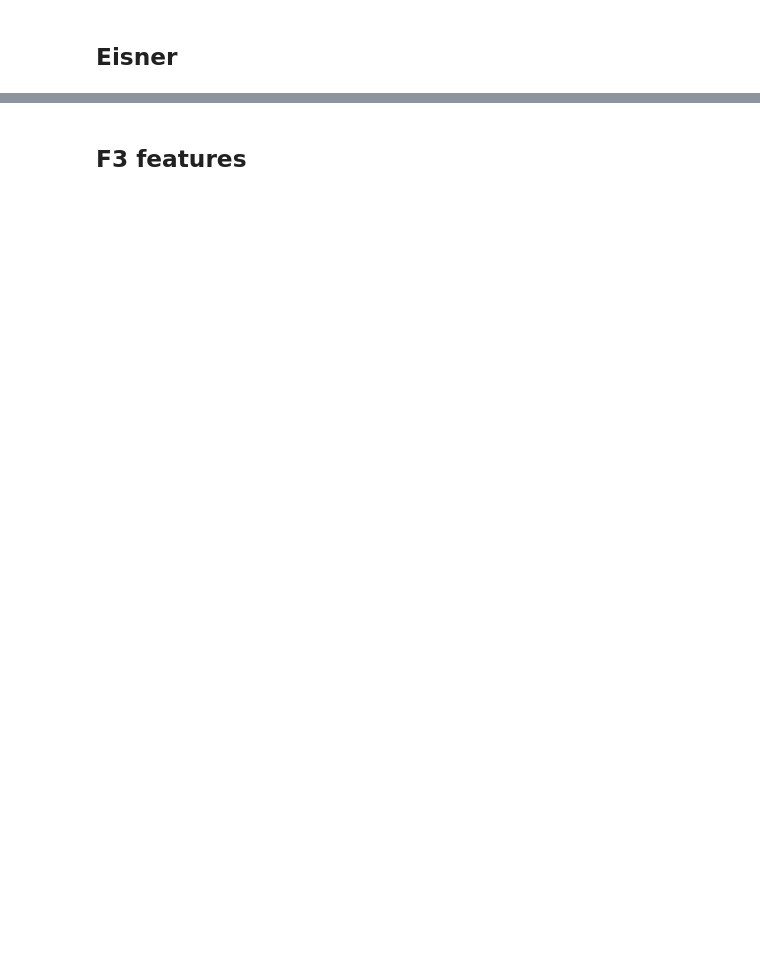
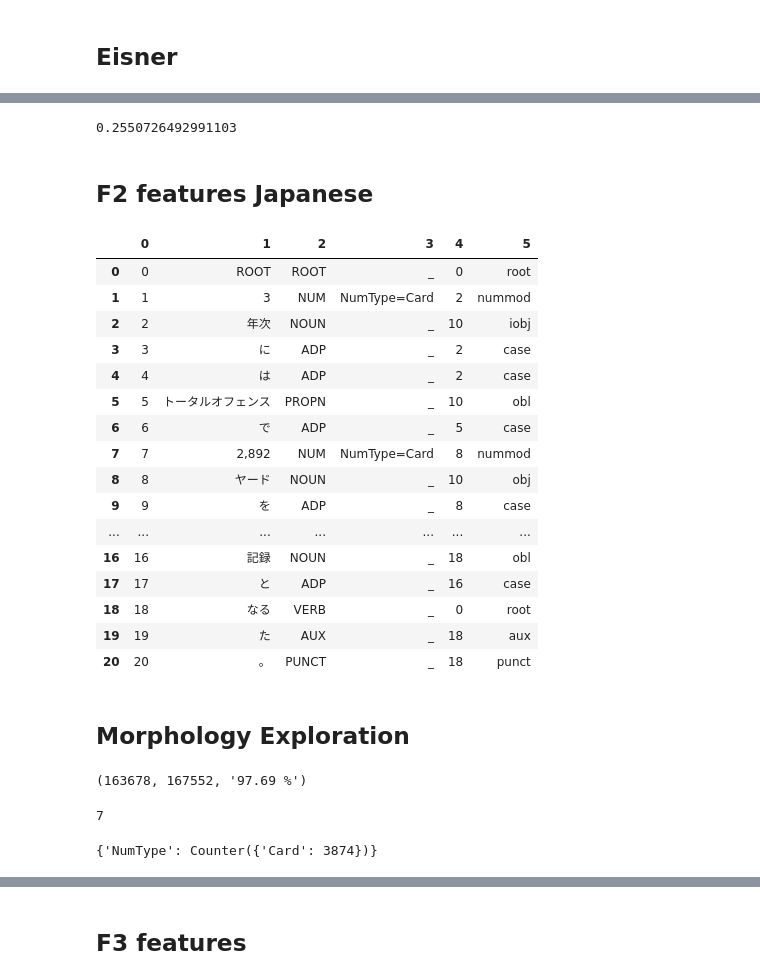
Before and after one commit to LouisGerard/Eisner, a Jupyter notebook: Eisner.ipynb, the cells around one changed output, grey strips where cells are left out. Cells and saved outputs as stored; diff of their text form; code cells hidden in the pictures; blank space fills up the shorter version.

```diff
--- a/Eisner.ipynb
+++ b/Eisner.ipynb
@@ -564,0 +683,2 @@ utils.score_las('fr_test_f2_n.conll', 'UD_French-GSD/fr_gsd-ud-test.conllu')
+# %%
+embeddings = f2.load_embedding_tsv('embeddings/en.tsv')
@@ -564,0 +770,56 @@ utils.score_las('fr_test_f2_n.conll', 'UD_French-GSD/fr_gsd-ud-test.conllu')
+# %%
+sentences_test = utils.predict_sentences(
+    'UD_English-LinES/en_lines-ud-test.conllu',
+     f2,
+     morphos_vec,
+     embeddings,
+     mean_embedding,
+     model=modelf2,
+     features_enabled=[0, 2, 3, 5, 6, 7],
+     root=[0, 'ROOT', 'ROOT', '_', 0, 'root']
+)
+utils.write_conllu(sentences_test, f2, 'UD_English-LinES/en_lines-ud-test.conllu', 'en_test_f2_n.conll')
+utils.score_las('en_test_f2_n.conll', 'UD_English-LinES/en_lines-ud-test.conllu')
+# %% [output]
+0.2550726492991103
+# %% [markdown]
+## F2 features Japanese
+# %%
+sentence = f2.sentences_ja_train[3]
+pd.DataFrame(sentence)
+# %% [output]
+|  | 0 | 1 | 2 | 3 | 4 | 5 |
+| 0 | 0 | ROOT | ROOT | _ | 0 | root |
+| 1 | 1 | 3 | NUM | NumType=Card | 2 | nummod |
+| 2 | 2 | 年次 | NOUN | _ | 10 | iobj |
+| 3 | 3 | に | ADP | _ | 2 | case |
+| 4 | 4 | は | ADP | _ | 2 | case |
+| 5 | 5 | トータルオフェンス | PROPN | _ | 10 | obl |
+| 6 | 6 | で | ADP | _ | 5 | case |
+| 7 | 7 | 2,892 | NUM | NumType=Card | 8 | nummod |
+| 8 | 8 | ヤード | NOUN | _ | 10 | obj |
+| 9 | 9 | を | ADP | _ | 8 | case |
+| ... | ... | ... | ... | ... | ... | ... |
+| 16 | 16 | 記録 | NOUN | _ | 18 | obl |
+| 17 | 17 | と | ADP | _ | 16 | case |
+| 18 | 18 | なる | VERB | _ | 0 | root |
+| 19 | 19 | た | AUX | _ | 18 | aux |
+| 20 | 20 | 。 | PUNCT | _ | 18 | punct |
+# %% [markdown]
+## Morphology Exploration
+# %%
+morphos, no_morpho_count, word_count = f2.count_morphos(f2.sentences_ja_train)
+no_morpho_count, word_count, '%.2f %%' % (no_morpho_count / word_count * 100)
+# %% [output]
+(163678, 167552, '97.69 %')
+# %%
+inputs_count = 0
+for m in morphos:
+    inputs_count += len(m)
+inputs_count
+# %% [output]
+7
+# %%
+morphos
+# %% [output]
+{'NumType': Counter({'Card': 3874})}
```
Also changed, not shown: parts of 60 cells of this notebook, 1 other file.
